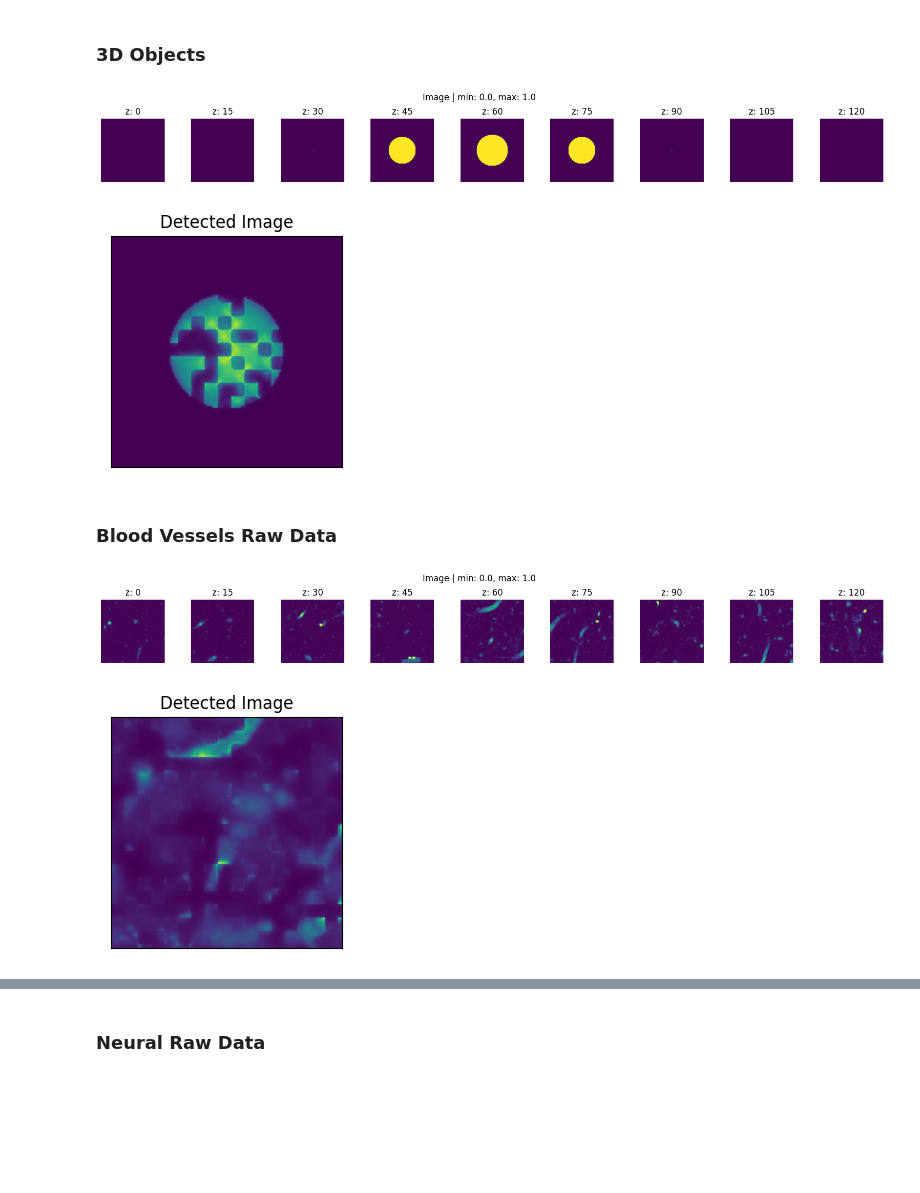
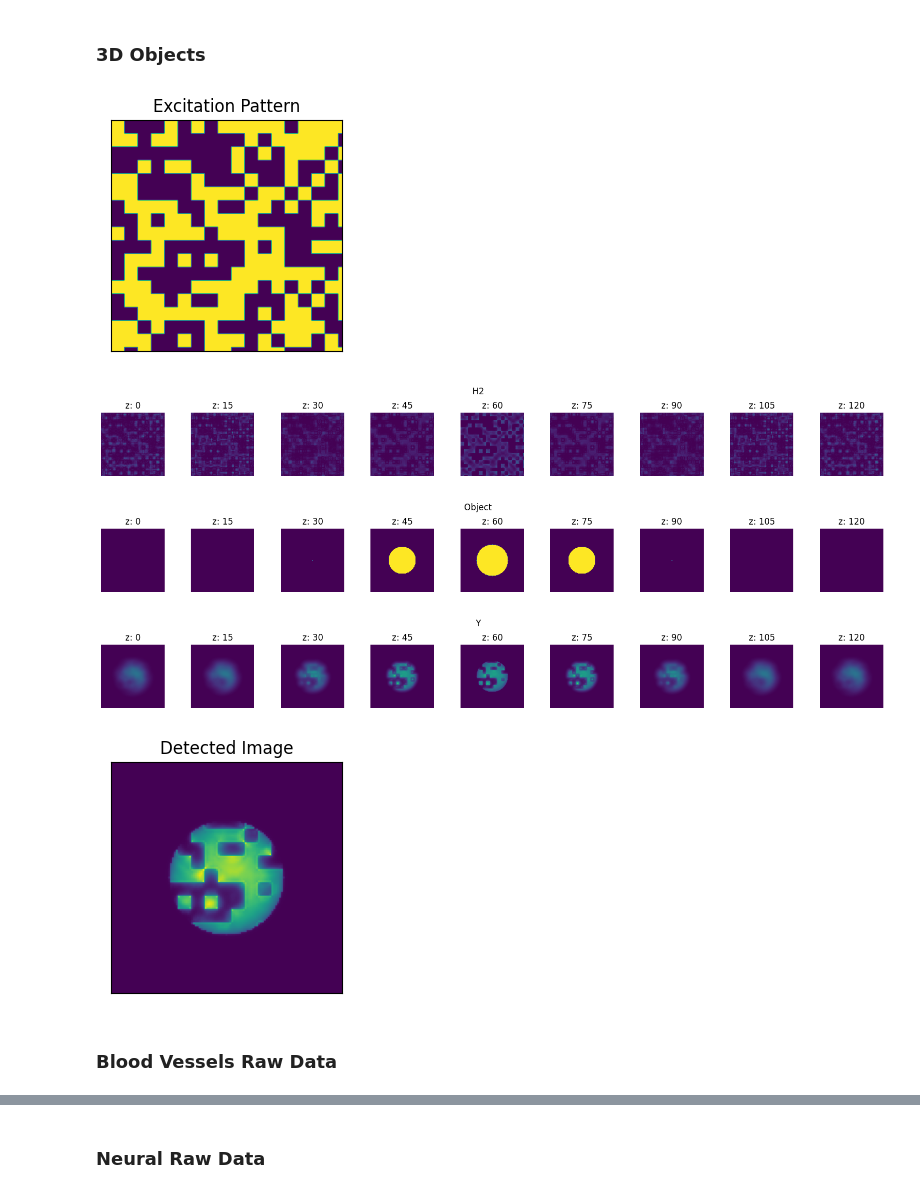
Before and after one commit to sanjith1999/FRIS, a Jupyter notebook: forward_model/forward_model.ipynb, the cells around one changed output, grey strips where cells are left out. Cells and saved outputs as stored; diff of their text form; code cells hidden in the pictures; blank space fills up the shorter version.

```diff
--- a/forward_model/forward_model.ipynb
+++ b/forward_model/forward_model.ipynb
@@ -92,7 +94,7 @@ def show_planes(outs, title, N_z = 256): #outs.shape: [Nz, Nx, Ny]
         plt.title(f'z: {z_idx}')
 
     plt.subplots_adjust(top=0.73)
-    plt.suptitle(f'{title} | min: {round(outs.min(), 5)}, max: {round(outs.max(), 5)}\n')
+    plt.suptitle(f'{title} ')
     plt.show()
 
 # SHOWING SPECIFIED PLANES OF 3D TENSOR
@@ -105,7 +107,7 @@ def show_planes_z(outs, title, z_planes): #outs.shape: [Nz, Nx, Ny]
         plt.title(f'z: {z_idx}')
 
     plt.subplots_adjust(top=0.73)
-    plt.suptitle(f'{title} | min: {round(outs.min(), 5)}, max: {round(outs.max(), 5)}\n')
+    plt.suptitle(f'{title}')
     plt.show()
 
 
@@ -113,7 +115,7 @@ def show_planes_z(outs, title, z_planes): #outs.shape: [Nz, Nx, Ny]
 # SHOWING 2D IMAGES
 def show_image(image, title='', fig_size = (5,5)):
     plt.figure(figsize=fig_size)
-    plt.imshow(image)
+    plt.imshow(image,vmax=image.max(),vmin=image.min())
     plt.xticks([])
     plt.yticks([])
     plt.title(title)
@@ -251,12 +253,12 @@ def forward_model(X, ht_2D,verbose = 0):
 
     if verbose==1:
         show_image(ht_2D, "Excitation Pattern",fig_size = (3,3))
-        show_planes(coherent_out, title= f'H2 (Nx:{Nx},Ny:{Ny},Nz:{Nz})', N_z=Nz)
-        show_planes(I, title = f"Image",N_z=Nz)
-        show_planes(R, title= f'Y (Nx:{Nx},Ny:{Ny},Nz:{Nz})',N_z=Nz)
+        show_planes(coherent_out, title= f'H2', N_z=Nz)
+        show_planes(I, title = f"Object",N_z=Nz)
+        show_planes(R, title= f'Y',N_z=Nz)
         show_image(det_R, "Detected Image",(3,3))
     if verbose ==2:
-        show_planes(I, title = f"Image",N_z=Nz)
+        show_planes(I, title = f"Object",N_z=Nz)
         show_image(det_R, "Detected Image",(3,3))
     if verbose ==3:
         show_image(det_R, "Detected Image",(3,3))
@@ -301,31 +303,34 @@ _=forward_model(X,Ht_2D,1)
 # %%
 # Create a grid of points in the 3D tensor space
 x = torch.linspace(-1, 1, Nx)
 y = torch.linspace(-1, 1, Ny)
 z = torch.linspace(-1, 1, Nz)
 
 # Create a meshgrid from the points
 x, y, z = torch.meshgrid(z,x,y)
 
 # Define the center and radius of the sphere
 center = torch.tensor([0.0, 0.0, 0.0])
 radius = 0.5
 
 # Calculate the distance from each point in the grid to the center
 distance = torch.sqrt((x - center[0])**2 + (y - center[1])**2 + (z - center[2])**2)
 
 # Create a mask to identify points inside the sphere
 inside_sphere = distance <= radius
 inside_sphere = inside_sphere.unsqueeze(0)
 # Initialize a 3D tensor with zeros and set the values inside the sphere to white (1.0)
 spherical_object = torch.zeros(1,Nz, Nx, Ny).float().to(device)
 spherical_object[inside_sphere] = 1.0
 
 
-_=forward_model(spherical_object,Ht_2D,2)
+_=forward_model(spherical_object,Ht_2D,1)
 # %% [output]
-[figure, old version]
+[figure, new version]
-[figure, old version]
+[figure, new version]
+[figure, added]
+[figure, added]
+[figure, added]
 # %% [markdown]
 ### Blood Vessels Raw Data
 # %%
@@ -349,7 +354,4 @@ random_cube = (random_cube- random_cube.min())/(random_cube.max()-random_cube.mi
 
 random_cube = random_cube.unsqueeze(0)
 
-_=forward_model(random_cube,Ht_2D,2)
+det_image_orig=forward_model(random_cube,Ht_2D,1)
-# %% [output]
-[figure, removed]
-[figure, removed]
```
Also changed, not shown: parts of 15 cells of this notebook, 2 other files.
